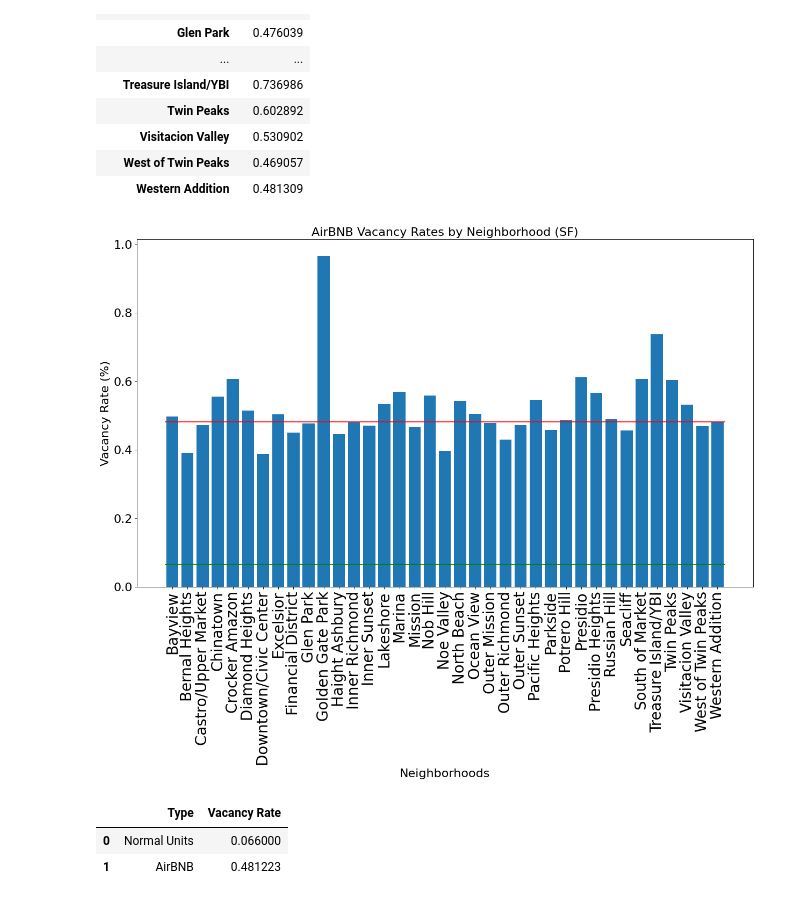
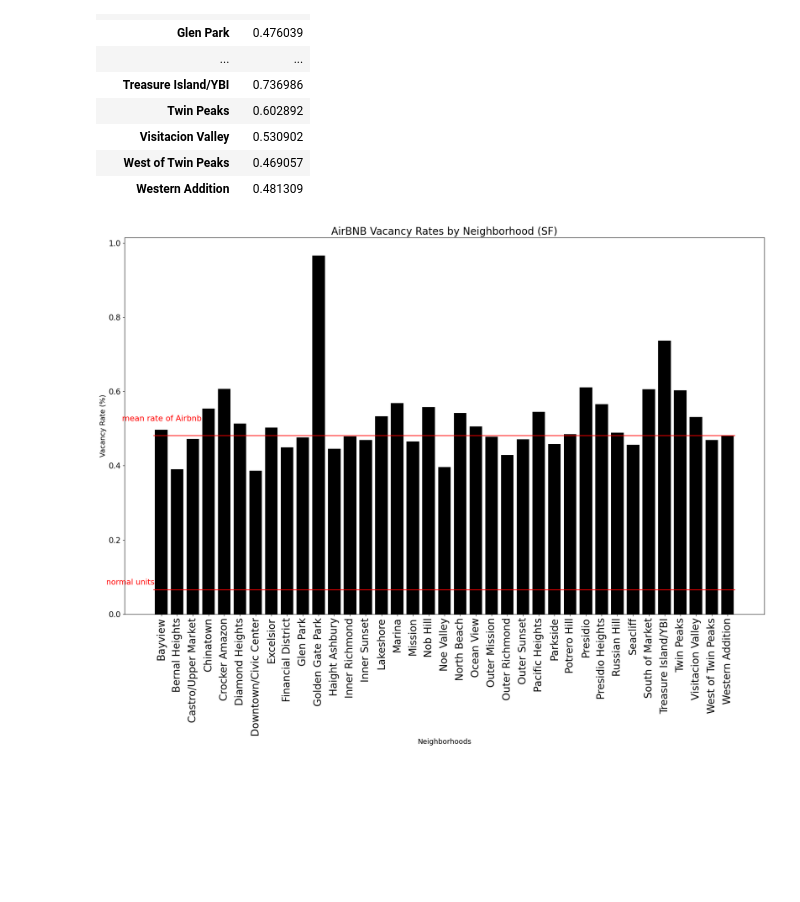
Before and after one commit to burk992/pyBNB, a Jupyter notebook: q3/Project1_Q3.ipynb, the cells around one changed output. Saved outputs shown, nothing was run; the diff lists cells and outputs as text; code cells hidden in the pictures; blank space fills up the shorter version.

```diff
--- a/q3/Project1_Q3.ipynb
+++ b/q3/Project1_Q3.ipynb
@@ -88,20 +97,26 @@ normal_rate = normal_rate/100
 # %%
-fig = figure(figsize=(8, 6), dpi=80)
-fig.set_size_inches(18.5, 10.5)
+# setting the size for the bar plot
+fig = figure(figsize=(10, 8), dpi=100)
+fig.set_size_inches(18.5, 14.5)
 
-plt.bar(vacancy_rates["neighbourhood"],vacancy_rates["% available"])
+# creating the bar plot
+plt.bar(vacancy_rates["neighbourhood"],vacancy_rates["% available"], color = "black")
 ax = plt.gca()
-plt.title("AirBNB Vacancy Rates by Neighborhood (SF)")
-plt.xlabel("Neighborhoods")
-plt.ylabel("Vacancy Rate (%)")
+plt.title("AirBNB Vacancy Rates by Neighborhood (SF)", fontsize = 20)
+plt.xlabel("Neighborhoods", fontsize = 14)
+plt.ylabel("Vacancy Rate (%)", fontsize = 14)
 x_ticks = vacancy_rates["neighbourhood"]
-y_ticks = vacancy_rates["% available"]
+y_ticks = ["0.0","0.2","0.4","0.6","0.8","1.0"]
 plt.xticks(rotation=90)
 #plt.grid(which="major")
-ax.set_xticklabels(x_ticks, rotation=90, fontsize=25)
-#plt.set_yticklabels(y_ticks, rotation=90, fontsize=8)
+ax.set_xticklabels(x_ticks, rotation=90, fontsize=20)
+ax.set_yticklabels(y_ticks, rotation=0, fontsize=15)
 plt.hlines(average_vacancy_rate, -0.5, 36.5, colors="red")
-plt.hlines(normal_rate, -0.5, 36.5, colors="green")
+plt.tight_layout()
+plt.hlines(normal_rate, -0.5, 36.5, colors="red")
+plt.text(-2.5,.52,"mean rate of Airbnb", fontsize = 15.6, color = "red" )
+plt.text(-3.5,.08,"normal units", fontsize = 15.2, color = "red")
+plt.savefig("Images/sf_neighborhoods.png")
 plt.show()
 # %% [output]
-[figure, old version]
+[figure, new version]
@@ -116,8 +122,0 @@ normal_rate = normal_rate/100
-# %%
-df3 = pd.DataFrame({"Type":["Normal Units","AirBNB"],
-                    "Vacancy Rate":[normal_rate,average_vacancy_rate]})
-df3
-# %% [output]
-|  | Type | Vacancy Rate |
-| 0 | Normal Units | 0.066000 |
-| 1 | AirBNB | 0.481223 |
```
Also changed, not shown: parts of 15 cells of this notebook.
